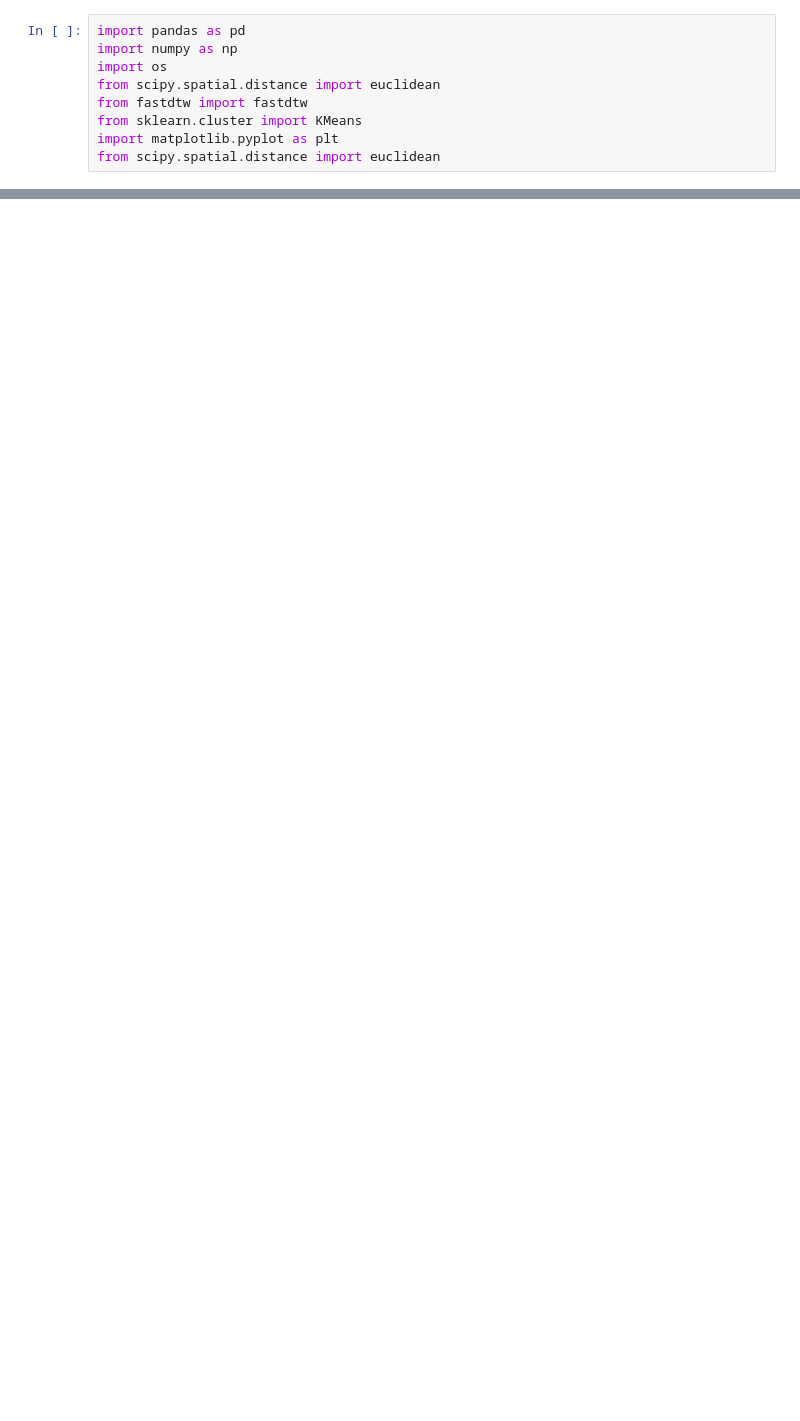
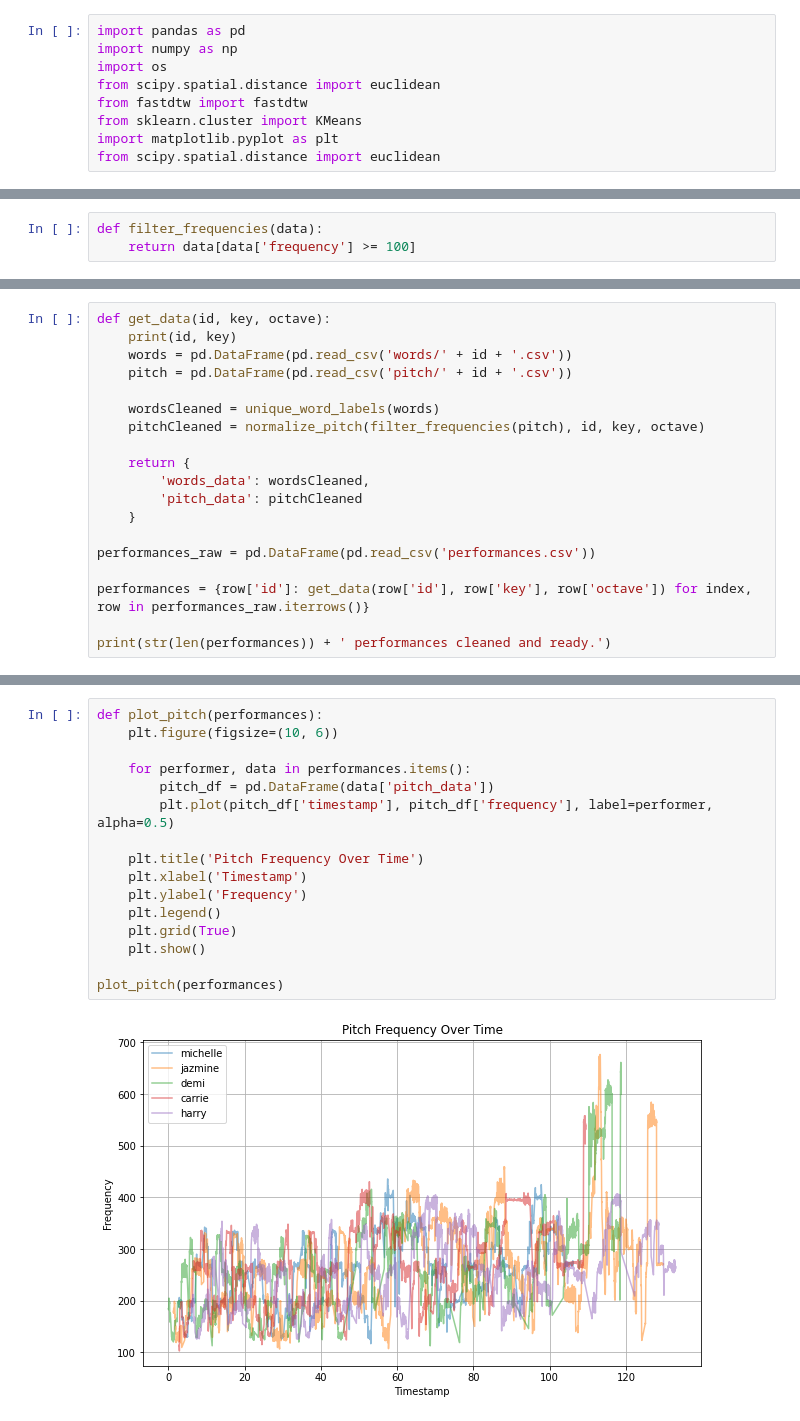
Before and after one commit to the-pudding/anthems-data, a Jupyter notebook: exploration.ipynb, the cells around one changed output, grey strips where cells are left out. Saved outputs shown, nothing was run; the diff lists cells and outputs as text; blank space fills up the shorter version.

```diff
--- a/exploration.ipynb
+++ b/exploration.ipynb
@@ -190,0 +71,3 @@ ValueError: All arrays must be of the same length
+# %%
+def filter_frequencies(data):
+    return data[data['frequency'] >= 100]
@@ -190,0 +76,19 @@ ValueError: All arrays must be of the same length
+# %%
+def get_data(id, key, octave):
+    print(id, key)
+    words = pd.DataFrame(pd.read_csv('words/' + id + '.csv'))
+    pitch = pd.DataFrame(pd.read_csv('pitch/' + id + '.csv'))
+
+    wordsCleaned = unique_word_labels(words)
+    pitchCleaned = normalize_pitch(filter_frequencies(pitch), id, key, octave)
+
+    return {
+        'words_data': wordsCleaned,
+        'pitch_data': pitchCleaned
+    }
+
+performances_raw = pd.DataFrame(pd.read_csv('performances.csv'))
+
+performances = {row['id']: get_data(row['id'], row['key'], row['octave']) for index, row in performances_raw.iterrows()}
+
+print(str(len(performances)) + ' performances cleaned and ready.')
@@ -190,0 +102,18 @@ ValueError: All arrays must be of the same length
+# %%
+def plot_pitch(performances):
+    plt.figure(figsize=(10, 6))
+
+    for performer, data in performances.items():
+        pitch_df = pd.DataFrame(data['pitch_data'])
+        plt.plot(pitch_df['timestamp'], pitch_df['frequency'], label=performer, alpha=0.5)
+
+    plt.title('Pitch Frequency Over Time')
+    plt.xlabel('Timestamp')
+    plt.ylabel('Frequency')
+    plt.legend()
+    plt.grid(True)
+    plt.show()
+
+plot_pitch(performances)
+# %% [output]
+[figure, added]
```
Also changed, not shown: parts of 16 cells of this notebook, 1 other file.
